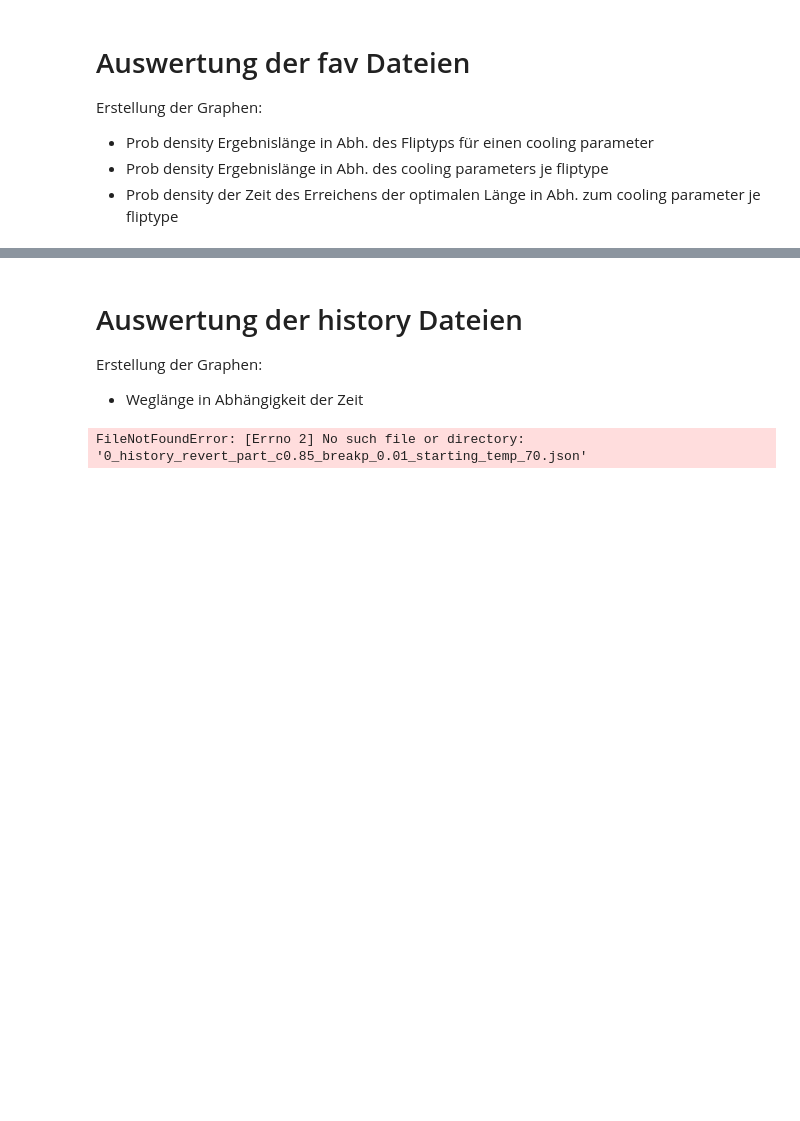
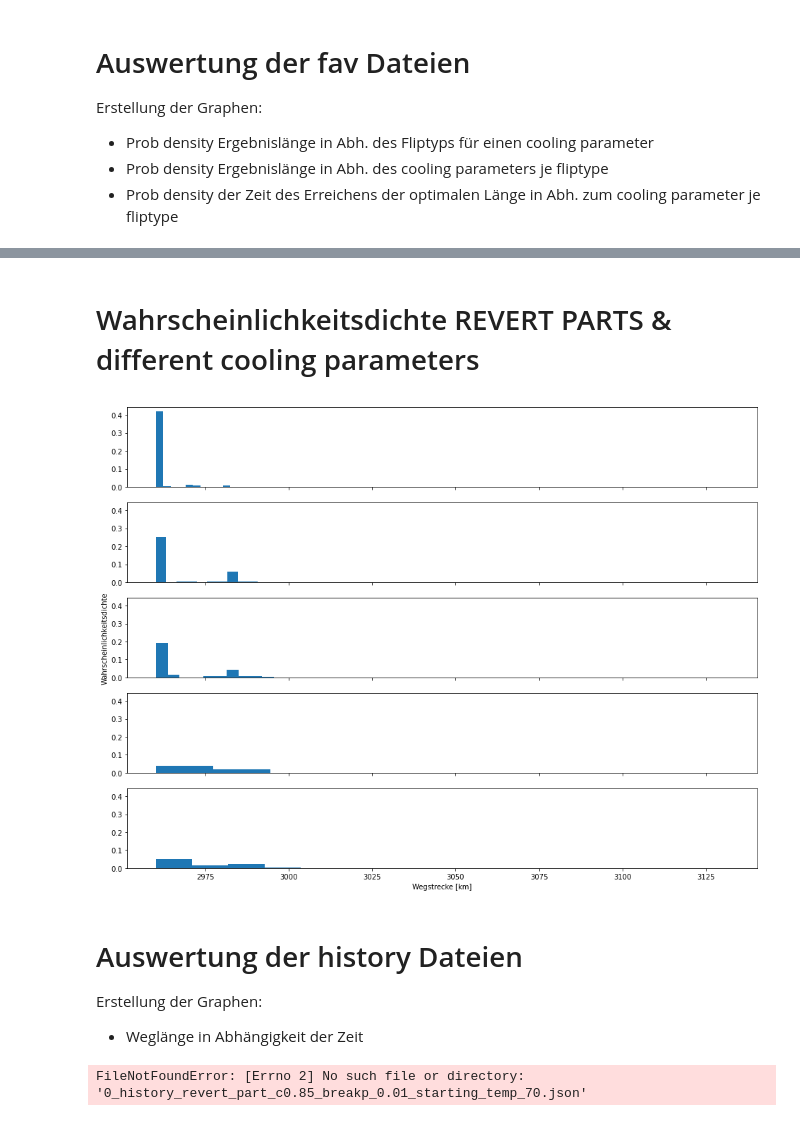
Before and after one commit to alvogel/simann, a Jupyter notebook: auswertung_siman.ipynb, the cells around one changed output, grey strips where cells are left out. Drawn from its saved outputs; the diff is of its cells as text; code cells hidden in the pictures; blank space fills up the shorter version.

```diff
--- a/auswertung_siman.ipynb
+++ b/auswertung_siman.ipynb
@@ -77,3 +177,80 @@ plt.xlabel('Wegstrecke [km]');
+# %% [markdown]
+# Wahrscheinlichkeitsdichte REVERT PARTS & different cooling parameters
+# %%
+import matplotlib.pyplot as plt
+import numpy as np
+from scipy import integrate
+from scipy import signal
+
+##### Ließt Dateien
+import json
+
+fig, (plt1, plt2, plt3, plt4, plt5) = plt.subplots(5, figsize=(16,12), sharex=True, sharey=True)
+
+files = [["prob_density/fav_revert_part_c0.99_breakp_0.05_starting_temp_70.json","Abkühlungsparameter c = 0.99",plt1],
+         ["prob_density/fav_revert_part_c0.95_breakp_0.05_starting_temp_70.json","Abkühlungsparameter c = 0.95",plt2],
+         ["prob_density/fav_revert_part_c0.9_breakp_0.05_starting_temp_70.json","Abkühlungsparameter c = 0.90",plt3],
+        ["prob_density/fav_revert_part_c0.85_breakp_0.05_starting_temp_70.json","Abkühlungsparameter c = 0.85",plt4],
+        ["prob_density/fav_revert_part_c0.8_breakp_0.05_starting_temp_70.json","Abkühlungsparameter c = 0.80",plt5]]
+
+#plt.figure(figsize=(12,8))
+#plt.title("Wahrscheinlichkeitsdichten für die Vertauschungsmethode \"revert part\" für verschiedene Abkühlungsparameter.")
+#plt.ylabel('Wahrscheinlichkeitsdichte')
+#plt.xlabel('Wegstrecke [km]');
+
+for f in files:
+
+    average_cpu_time = 0.0
+    flip_type = []
+
+
+    counter = 0
+    for line in open(f[0],"r"):
+        flip_type.append(json.loads(line)[0])
+        average_cpu_time += json.loads(line)[2]
+        counter += 1
+
+    start = 2940
+    end = 3000
+    bins = 10
+    bin_size = (end-start)/bins
+
+    weg = np.linspace(start+(bin_size/2),end,bins)
+    density = [0.0]*bins
+    #density = list(np.float_(density))
+    counts = [0]*bins
+
+    d_hist = []
+
+    for i in range(0, bins):
+
+        range_start = start+(i*bin_size)
+        range_end = start+(i*bin_size)+bin_size
+
+        for d in flip_type:
+            d_hist.append(d)
+            if range_start < d < range_end:
+                counts[i] += 1
+
+
+    for i in range(0,len(density)):
+        density[i] =  float(counts[i] / (len(flip_type)*bin_size))
+
+    label =  f[1] + " / " + r"$\varnothing$-Iterationen: " + str(round(average_cpu_time/counter))
+    #plt.plot(weg, density, linewidth=2.0, label = label)
+    f[2].hist(d_hist, density=True, bins=10, label = f[1])
+
+# Legendenposition festlegen
+#plt.legend(loc="best")
+
+fig.add_subplot(1, 1, 1, frame_on=False)
+plt.tick_params(labelcolor="none", bottom=False, left=False)
+plt.ylabel('Wahrscheinlichkeitsdichte')
+plt.xlabel('Wegstrecke [km]');
+
+plt.show()
+# %% [output]
+[figure, added]
 # %% [markdown]
 # Auswertung der history Dateien
 Erstellung der Graphen:
```
Also changed, not shown: parts of 5 cells of this notebook.
